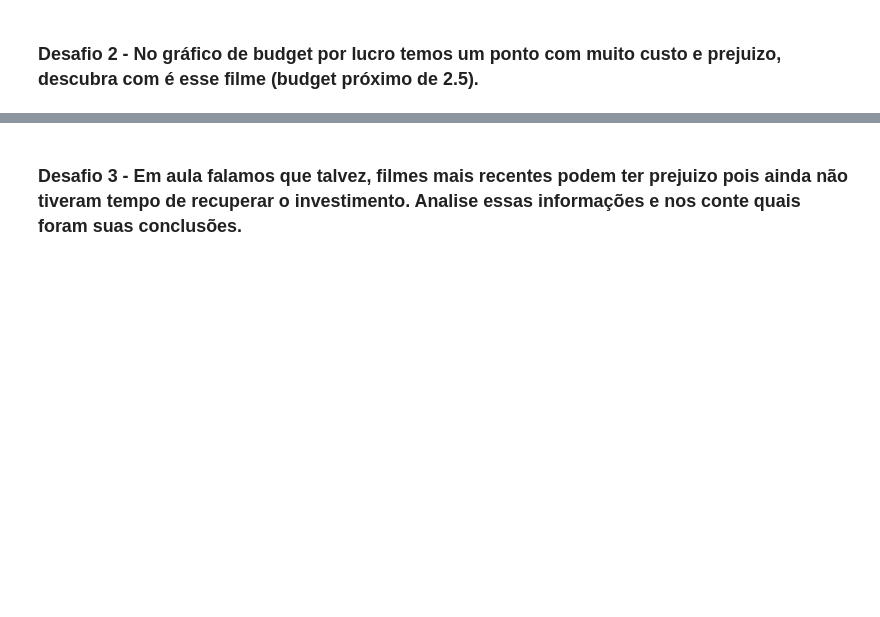
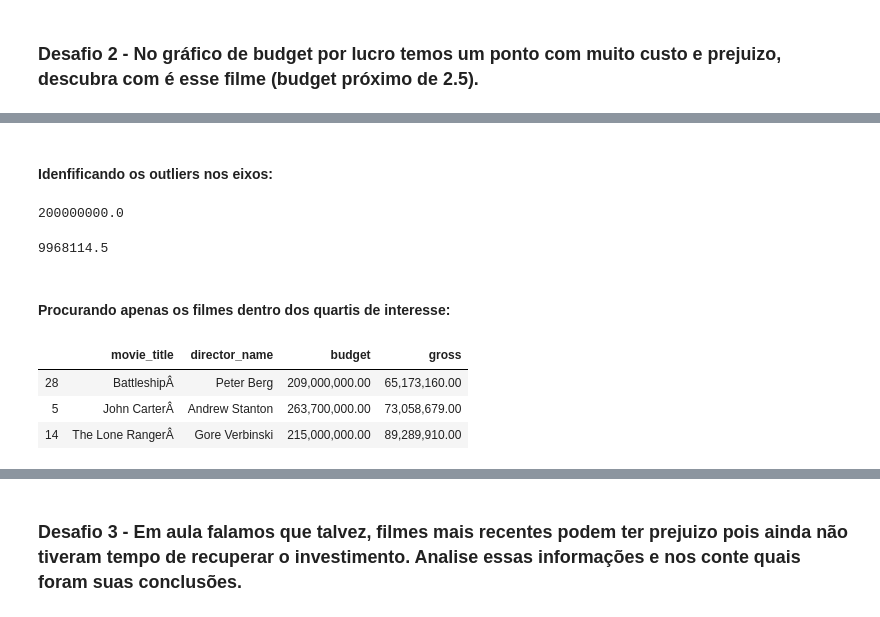
Before and after one commit to mtalaisys/quarentenadados, a Jupyter notebook: QuarentenaDados - Aula 3.ipynb, the cells around one changed output, grey strips where cells are left out. Cells and saved outputs as stored; diff of their text form; code cells hidden in the pictures; blank space fills up the shorter version.

```diff
--- a/QuarentenaDados - Aula 3.ipynb
+++ b/QuarentenaDados - Aula 3.ipynb
@@ -325,7 +325,11 @@ sns.boxplot(data = color_or_bw, x ="color", y="imdb_score",palette='pastel')
 # %% [markdown]
 ### Desafio 2 - No gráfico de budget por lucro temos um ponto com muito custo e prejuizo, descubra com é esse filme (budget próximo de 2.5).
 # %%
-budget_gross=  imdb[["budget", "gross"]].dropna().query("budget >0 | gross > 0")
+imdb_usa['lucro'] = imdb_usa['gross'] - imdb_usa['budget']
+
+budget_gross = imdb_usa.query("budget >0 | gross > 0")[["budget", "lucro"]].dropna()
+
 sns.set_style("white")
-sns.scatterplot(x="budget", y="gross", data = budget_gross)
+plt.figure(figsize=(15, 5))
+sns.scatterplot(x="budget", y="lucro", data = budget_gross)
 # %% [output]
@@ -334 +343,23 @@ sns.scatterplot(x="budget", y="gross", data = budget_gross)
+# %% [markdown]
+#### Idenfificando os outliers nos eixos:
+# %%
+outlier_budget = imdb_usa["budget"].quantile(0.99)
+outlier_budget
+# %% [output]
+200000000.0
+# %%
+outlier_gross = imdb_usa["gross"].quantile(0.25)
+outlier_gross
+# %% [output]
+9968114.5
+# %% [markdown]
+#### Procurando apenas os filmes dentro dos quartis de interesse:
+# %%
+budget_outlier =  imdb_usa[['movie_title','director_name','budget', 'gross']].dropna().query('budget > 200000000 & gross < 100000000')
+budget_outlier.sort_values('gross', ascending=True)
+# %% [output]
+|  | movie_title | director_name | budget | gross |
+| 28 | BattleshipÂ | Peter Berg | 209,000,000.00 | 65,173,160.00 |
+| 5 | John CarterÂ | Andrew Stanton | 263,700,000.00 | 73,058,679.00 |
+| 14 | The Lone RangerÂ | Gore Verbinski | 215,000,000.00 | 89,289,910.00 |
 # %%
```
Also changed, not shown: parts of 4 cells of this notebook.
